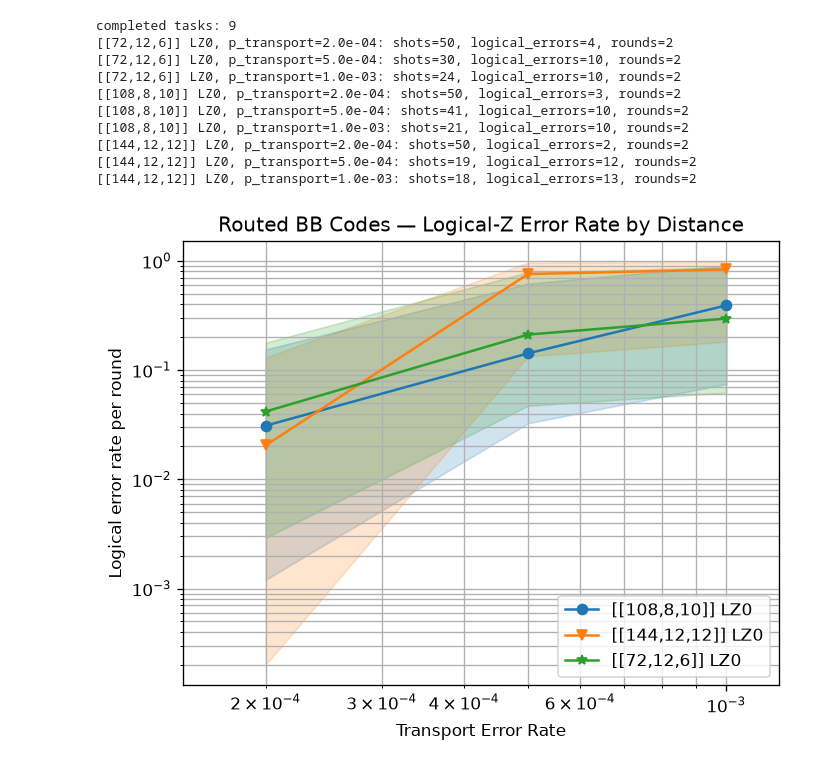
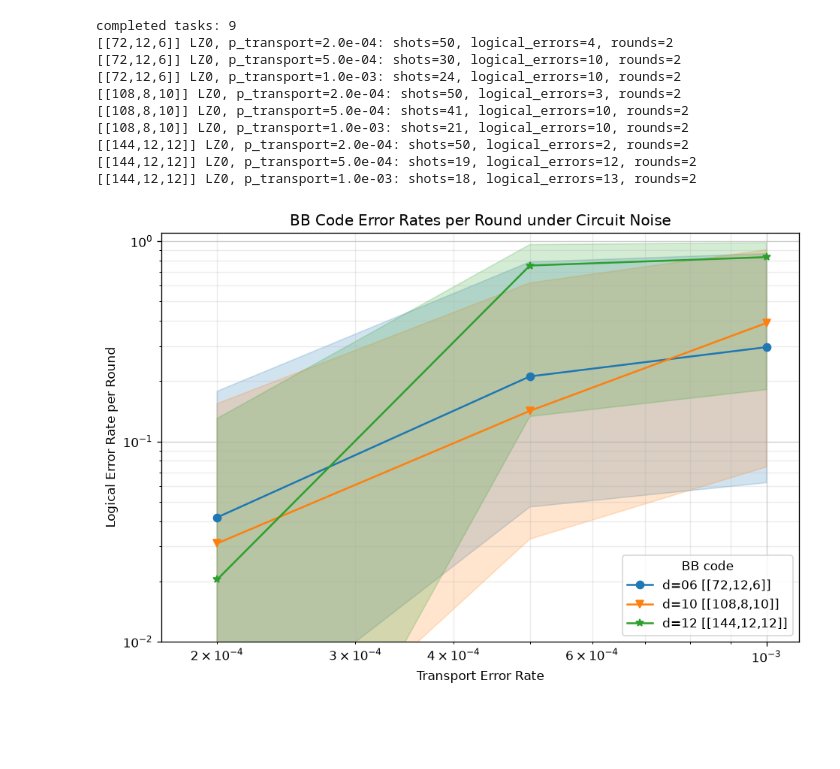
Before and after one commit to llexuan/QEC-Move, a Jupyter notebook: Test.ipynb, the cells around one changed output. Saved outputs shown, nothing was run; the diff lists cells and outputs as text; code cells hidden in the pictures; blank space fills up the shorter version.

```diff
--- a/Test.ipynb
+++ b/Test.ipynb
@@ -261,31 +263,35 @@ completed tasks: 9
 # %%
 import matplotlib.pyplot as plt
 
 fig, ax = plt.subplots(figsize=(8, 5.5))
 
+# Keep the original three transport-error points even if supplemental results
+# remain in memory from an earlier run.
+plot_stats = [st for st in stats if st.json_metadata["p"] >= 2e-4]
+
 sinter.plot_error_rate(
     ax=ax,
-    stats=stats,
+    stats=plot_stats,
     x_func=lambda st: st.json_metadata["p"],
     failure_units_per_shot_func=lambda st: st.json_metadata["r"],
     group_func=lambda st: (
         f"d={st.json_metadata['d']:02d} "
         f"[[{st.json_metadata['n']},{st.json_metadata['k']},"
         f"{st.json_metadata['d']}]]"
     ),
 )
 
 ax.set_xscale("log")
 ax.set_yscale("log")
 ax.set_xlim(1.7e-4, 1.1e-3)
 ax.set_ylim(1e-2, 1.1)
-ax.set_title("Routed BB Logical-Z Error Rates by Distance")
+ax.set_title("BB Code Error Rates per Round under Circuit Noise")
 ax.set_xlabel("Transport Error Rate")
 ax.set_ylabel("Logical Error Rate per Round")
 ax.grid(which="major", alpha=0.65)
 ax.grid(which="minor", alpha=0.25)
 ax.legend(title="BB code", loc="lower right")
 fig.set_dpi(120)
 fig.tight_layout()
 # %% [output]
-[figure, old version]
+[figure, new version]
```
Also changed, not shown: parts of 1 cell of this notebook, 1 other file.
